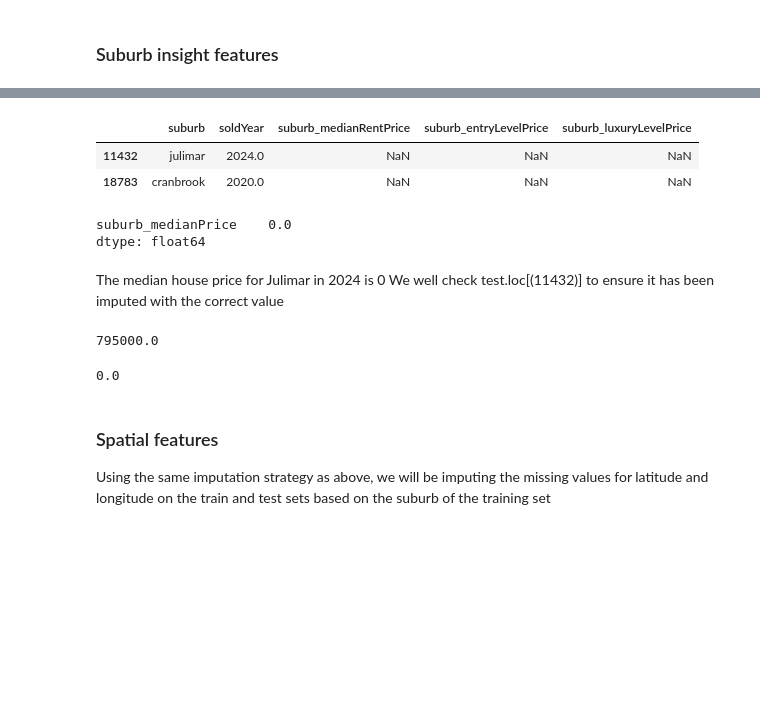
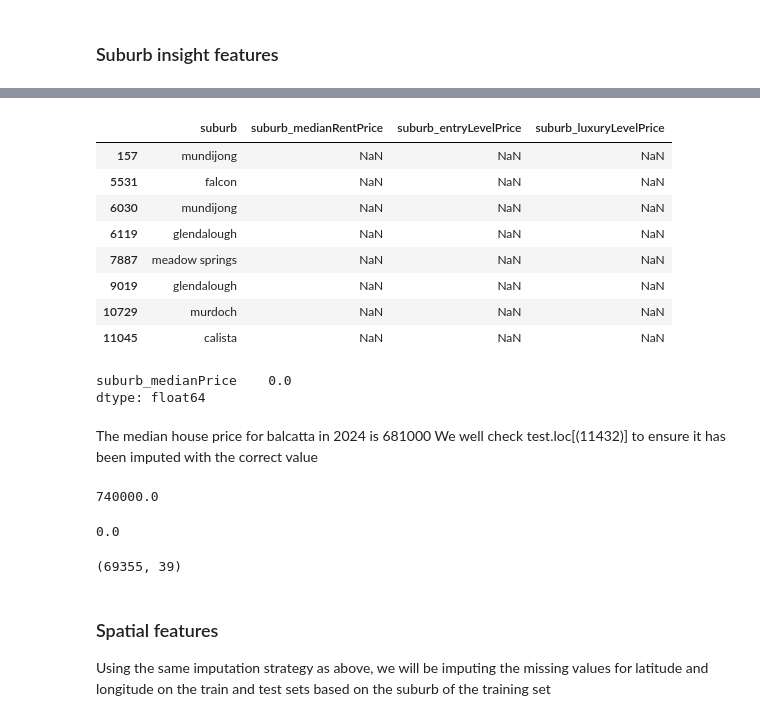
Before and after one commit to tristandabsonu/House-Price-Prediction, a Jupyter notebook: data_analysis/2 cleaning.ipynb, the cells around one changed output, grey strips where cells are left out. Cells and saved outputs as stored; diff of their text form; code cells hidden in the pictures; blank space fills up the shorter version.

```diff
--- a/data_analysis/2 cleaning.ipynb
+++ b/data_analysis/2 cleaning.ipynb
@@ -82,3 +108,8 @@ Name: count, dtype: int64
+# %%
+# Changing the rural values from propertyTypes to House
+train['propertyTypes'] = train['propertyTypes'].apply(lambda x: 'Townhouse' if x=='Townhouse/Villa' else x)
+train.rename(columns={'propertyTypes':'propertyType'}, inplace=True)
+test.rename(columns={'propertyTypes':'propertyType'}, inplace=True)
 # %% [markdown]
 ### Features
 # %%
@@ -136,7 +149,16 @@ listingId,unitNumber,streetNumber,listingUrl
-# %%
-# Dropping the irrelevant columns
-train = train.drop(columns=['listingId','unitNumber','streetNumber','street','listingUrl'])
-test = test.drop(columns=['listingId','unitNumber','streetNumber','street','listingUrl'])
+# %%
+# Lowercasing features variable
+def lower_features(feature_list):
+    f = []
+    if len(feature_list) == 0:
+        return feature_list
+    else:
+        for feature in feature_list:
+            f.append(feature.lower())
+    return f
+
+train['features'] = train['features'].apply(lambda x: lower_features(x))
+test['features'] = test['features'].apply(lambda x: lower_features(x))
 # %% [markdown]
 # Missing values
 # %%
@@ -162,7 +184,7 @@ dtype: int64
 # %% [markdown]
 ### Sold price
 # %%
-na_cols = ['suburb','state','postcode','soldPrice']
+na_cols = ['suburb','soldPrice']
 # Removing missing rows for soldPrice
 for col in na_cols:
     train.dropna(subset=[col], inplace=True)
@@ -194,10 +225,16 @@ The median house price for Quinns Rocks in 2024 is 795,000
 We well check train.loc[(24563)] to ensure it has been imputed with the correct value
 # %%
-test.loc[test['suburb_medianPrice'].isnull(), ['suburb','soldYear','suburb_medianRentPrice','suburb_entryLevelPrice',
+test.loc[test['suburb_medianPrice'].isnull(), ['suburb','suburb_medianRentPrice','suburb_entryLevelPrice',
                                                'suburb_luxuryLevelPrice']]
 # %% [output]
-|  | suburb | soldYear | suburb_medianRentPrice | suburb_entryLevelPrice | suburb_luxuryLevelPrice |
-| 11432 | julimar | 2024.0 | NaN | NaN | NaN |
-| 18783 | cranbrook | 2020.0 | NaN | NaN | NaN |
+|  | suburb | suburb_medianRentPrice | suburb_entryLevelPrice | suburb_luxuryLevelPrice |
+| 157 | mundijong | NaN | NaN | NaN |
+| 5531 | falcon | NaN | NaN | NaN |
+| 6030 | mundijong | NaN | NaN | NaN |
+| 6119 | glendalough | NaN | NaN | NaN |
+| 7887 | meadow springs | NaN | NaN | NaN |
+| 9019 | glendalough | NaN | NaN | NaN |
+| 10729 | murdoch | NaN | NaN | NaN |
+| 11045 | calista | NaN | NaN | NaN |
 # %%
 # Input price for the first instance
@@ -206,6 +243,6 @@ train.loc[(train["soldYear"] == 2024) & (train["suburb"] == 'julimar'),['suburb_
 suburb_medianPrice    0.0
 dtype: float64
 # %% [markdown]
-The median house price for Julimar in 2024 is 0
+The median house price for balcatta in 2024 is 681000
 We well check test.loc[(11432)] to ensure it has been imputed with the correct value
 # %%
@@ -237,7 +264,7 @@ for feature in suburb_features:
 # %%
 # Checking correct value has been imputed
-train.loc[(24563)]['suburb_medianPrice']
+train.loc[(818)]['suburb_medianPrice']
 # %% [output]
-795000.0
+740000.0
 # %%
 # Checking correct value has been imputed
@@ -245,5 +272,13 @@ test.loc[(11432)]['suburb_medianPrice']
 # %% [output]
 0.0
+# %%
+# Removing instances where the suburb features are still 0
+for feature in suburb_features:
+    train = train[train[feature] > 0]
+
+train.shape
+# %% [output]
+(69355, 39)
 # %% [markdown]
 ### Spatial features
 
```
Also changed, not shown: parts of 56 cells of this notebook, 3 other files.
